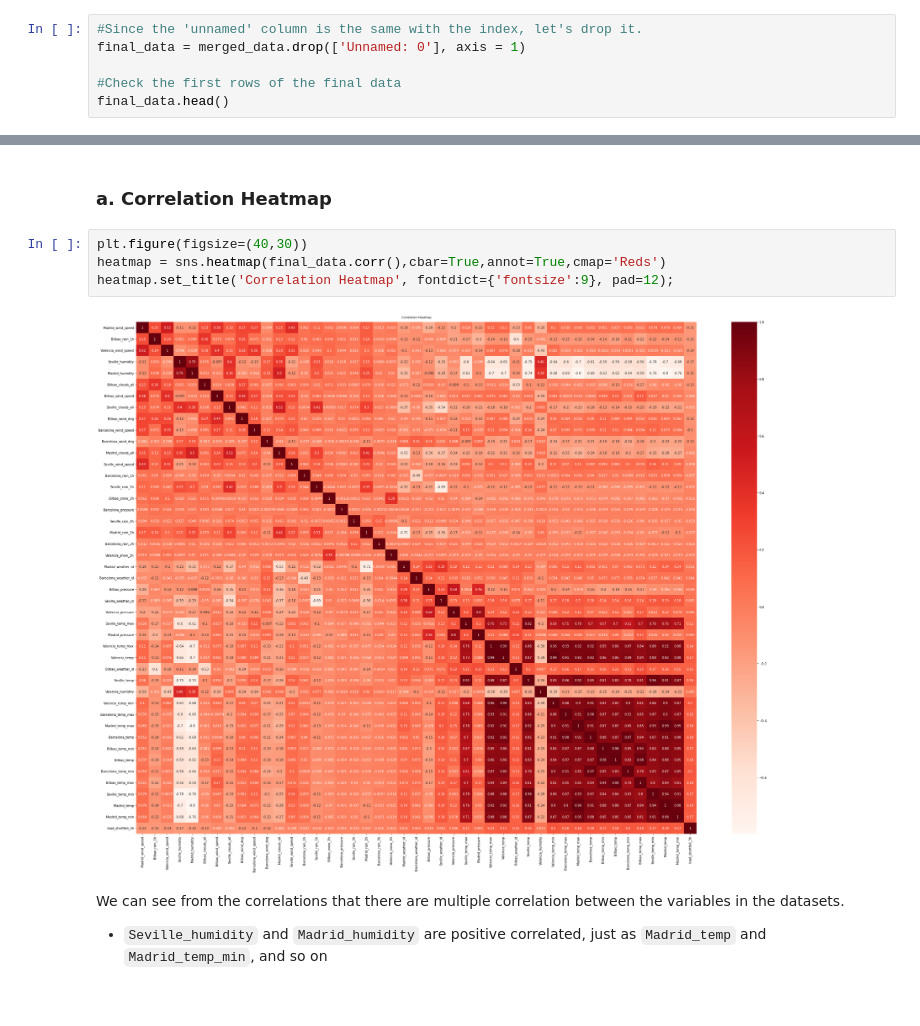
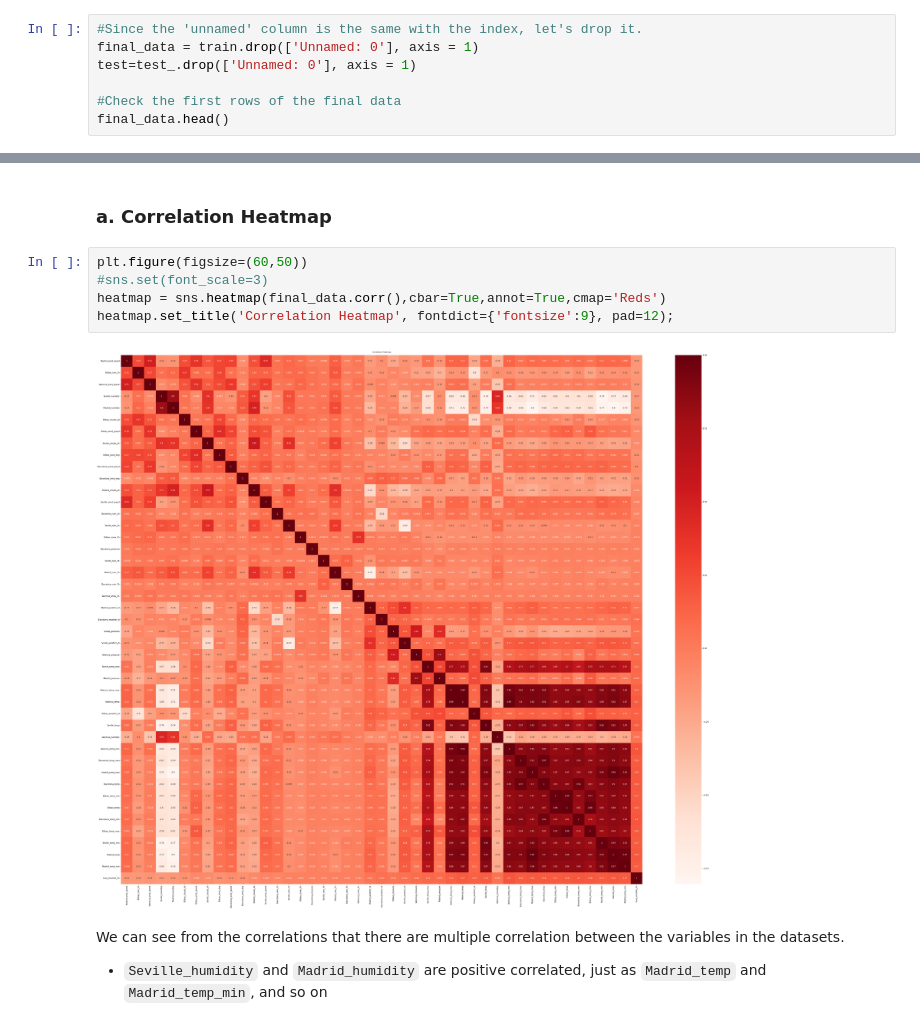
Before and after one commit to PETER630-MAX/Spain-Electricity-Shortfall-Challenge-2022, a Jupyter notebook: starter-notebook-updated for Team NM3-checkpoint.ipynb, the cells around one changed output, grey strips where cells are left out. Saved outputs shown, nothing was run; the diff lists cells and outputs as text.

Commit message:
.
- Unbundles train and test data as directed by Gab

```diff
--- a/starter-notebook-updated for Team NM3-checkpoint.ipynb
+++ b/starter-notebook-updated for Team NM3-checkpoint.ipynb
@@ -147,7 +163,8 @@ merged_data.head()
 After merging both sets into the `merged_data`, we discovered that both the `index` column and the `unnamed` column have the same attributes all the way down, so we decided to drop the `unnamed` column, and then name it into a more useable dataframe called `final_data` as seen below.
 # %%
 #Since the 'unnamed' column is the same with the index, let's drop it.
-final_data = merged_data.drop(['Unnamed: 0'], axis = 1)
+final_data = train.drop(['Unnamed: 0'], axis = 1)
+test=test_.drop(['Unnamed: 0'], axis = 1)
 
 #Check the first rows of the final data
 final_data.head()
@@ -541,11 +558,12 @@ The correlation table above shows the correlation coefficients between variables
 # %% [markdown]
 ### a. Correlation Heatmap
 # %%
-plt.figure(figsize=(40,30))
+plt.figure(figsize=(60,50))
+#sns.set(font_scale=3)
 heatmap = sns.heatmap(final_data.corr(),cbar=True,annot=True,cmap='Reds')
 heatmap.set_title('Correlation Heatmap', fontdict={'fontsize':9}, pad=12);
 # %% [output]
-[figure, old version]
+[figure, new version]
 # %% [markdown]
 We can see from the correlations that there are multiple correlation between the variables in the datasets.
 - `Seville_humidity` and `Madrid_humidity` are positive correlated, just as `Madrid_temp` and `Madrid_temp_min`, and so on
```
Also changed, not shown: parts of 70 cells of this notebook, 2 other files.
